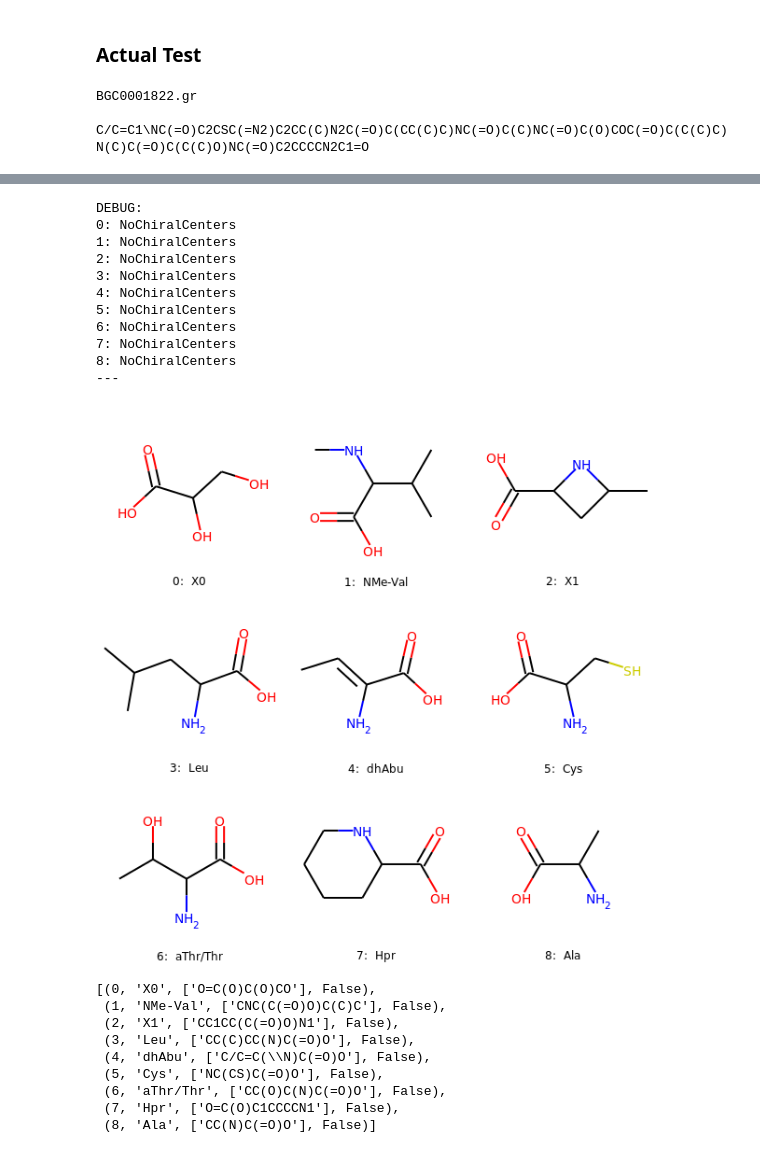
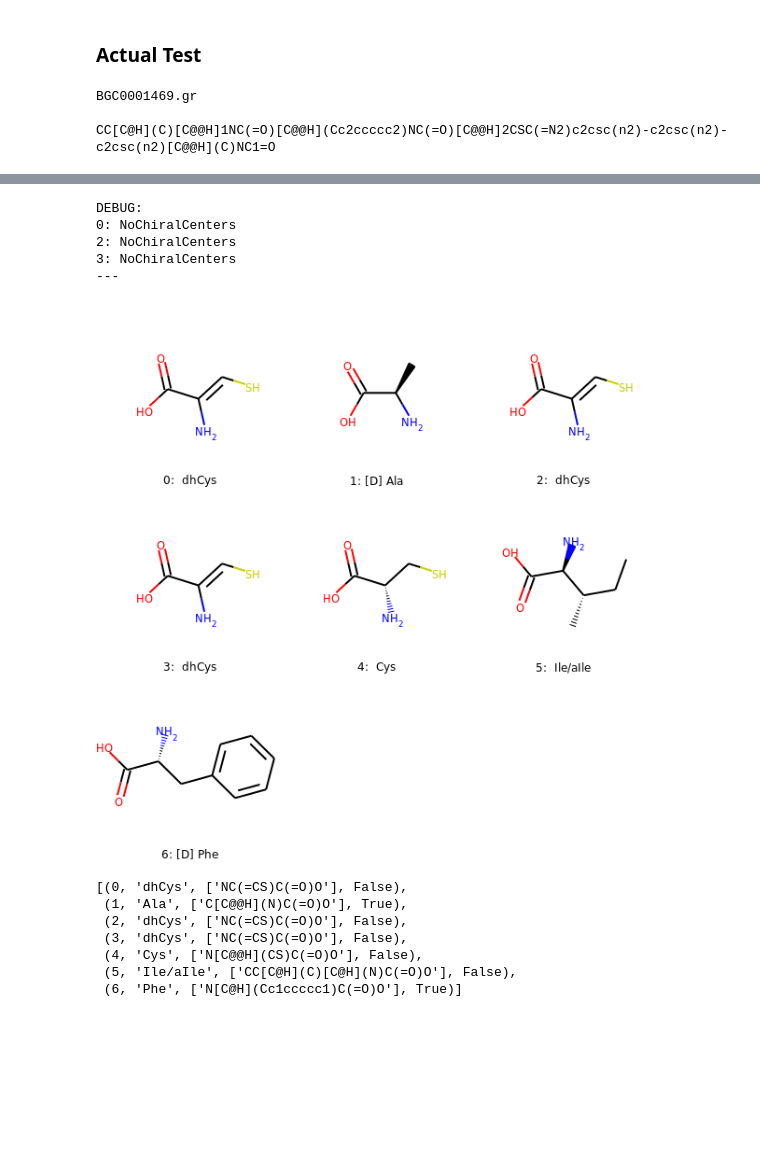
Before and after one commit to ablab/nerpa, a Jupyter notebook: scripts/DL-isomers.ipynb, the cells around one changed output, grey strips where cells are left out. Drawn from its saved outputs; the diff is of its cells as text; code cells hidden in the pictures; blank space fills up the shorter version.

```diff
--- a/scripts/DL-isomers.ipynb
+++ b/scripts/DL-isomers.ipynb
@@ -350,44 +350,36 @@ def get_colored_mol(rban_record, svg=False, resolution=(400,200)):
 # %%
 from IPython.display import SVG
 # %%
-compound_idx = 30
+compound_idx = 35
 rban_record = mibig_results_json[compound_idx]
 print(rban_record['id'], end='\n\n')
 print(rban_record['isomericSmiles'], end='\n\n')
 
 # display(get_colored_mol(rban_record))
 display(SVG(get_colored_mol(rban_record, svg=True, resolution=(400,400))))
 
 res = test_for_compound(rban_record)
 
 display(
     rdc.Draw.MolsToGridImage(
         [rdc.MolFromSmiles(x[2][0]) for x in res],
         legends=[f'{x[0]}: {"[D]" if x[3] else ""} {x[1]}' for x in res]))
 res
 # %% [output]
-BGC0001822.gr
+BGC0001469.gr
 
-C/C=C1\NC(=O)C2CSC(=N2)C2CC(C)N2C(=O)C(CC(C)C)NC(=O)C(C)NC(=O)C(O)COC(=O)C(C(C)C)N(C)C(=O)C(C(C)O)NC(=O)C2CCCCN2C1=O
+CC[C@H](C)[C@@H]1NC(=O)[C@@H](Cc2ccccc2)NC(=O)[C@@H]2CSC(=N2)c2csc(n2)-c2csc(n2)-c2csc(n2)[C@@H](C)NC1=O
 [drawing not drawn]
 DEBUG:
 0: NoChiralCenters
-1: NoChiralCenters
 2: NoChiralCenters
 3: NoChiralCenters
-4: NoChiralCenters
-5: NoChiralCenters
-6: NoChiralCenters
-7: NoChiralCenters
-8: NoChiralCenters
 ---
-[figure, old version]
+[figure, new version]
-[(0, 'X0', ['O=C(O)C(O)CO'], False),
- (1, 'NMe-Val', ['CNC(C(=O)O)C(C)C'], False),
- (2, 'X1', ['CC1CC(C(=O)O)N1'], False),
- (3, 'Leu', ['CC(C)CC(N)C(=O)O'], False),
- (4, 'dhAbu', ['C/C=C(\\N)C(=O)O'], False),
- (5, 'Cys', ['NC(CS)C(=O)O'], False),
- (6, 'aThr/Thr', ['CC(O)C(N)C(=O)O'], False),
- (7, 'Hpr', ['O=C(O)C1CCCCN1'], False),
- (8, 'Ala', ['CC(N)C(=O)O'], False)]
+[(0, 'dhCys', ['NC(=CS)C(=O)O'], False),
+ (1, 'Ala', ['C[C@@H](N)C(=O)O'], True),
+ (2, 'dhCys', ['NC(=CS)C(=O)O'], False),
+ (3, 'dhCys', ['NC(=CS)C(=O)O'], False),
+ (4, 'Cys', ['N[C@@H](CS)C(=O)O'], False),
+ (5, 'Ile/aIle', ['CC[C@H](C)[C@H](N)C(=O)O'], False),
+ (6, 'Phe', ['N[C@H](Cc1ccccc1)C(=O)O'], True)]
```
Also changed, not shown: parts of 1 cell of this notebook.
